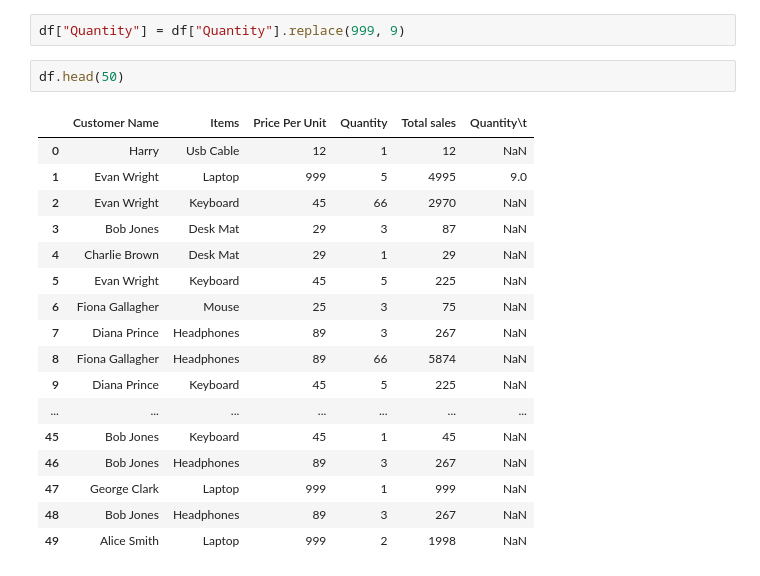
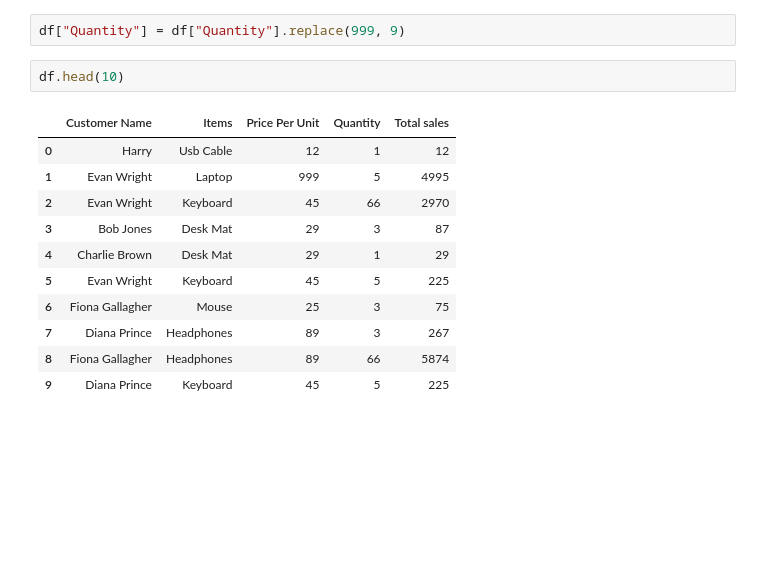
Before and after one commit to adhish-pkrl/daily-python-codes, a Jupyter notebook: day31.ipynb, the cells around one changed output. Drawn from its saved outputs; the diff is of its cells as text; blank space fills up the shorter version.

```diff
--- a/day31.ipynb
+++ b/day31.ipynb
@@ -523,24 +507,18 @@ Easy value replace
 # %%
 df["Quantity"] = df["Quantity"].replace(999, 9)
 # %%
-df.head(50)
+df.head(10)
 # %% [output]
-|  | Customer Name | Items | Price Per Unit | Quantity | Total sales | Quantity\t |
-| 0 | Harry | Usb Cable | 12 | 1 | 12 | NaN |
-| 1 | Evan Wright | Laptop | 999 | 5 | 4995 | 9.0 |
-| 2 | Evan Wright | Keyboard | 45 | 66 | 2970 | NaN |
-| 3 | Bob Jones | Desk Mat | 29 | 3 | 87 | NaN |
-| 4 | Charlie Brown | Desk Mat | 29 | 1 | 29 | NaN |
-| 5 | Evan Wright | Keyboard | 45 | 5 | 225 | NaN |
-| 6 | Fiona Gallagher | Mouse | 25 | 3 | 75 | NaN |
-| 7 | Diana Prince | Headphones | 89 | 3 | 267 | NaN |
-| 8 | Fiona Gallagher | Headphones | 89 | 66 | 5874 | NaN |
-| 9 | Diana Prince | Keyboard | 45 | 5 | 225 | NaN |
-| ... | ... | ... | ... | ... | ... | ... |
-| 45 | Bob Jones | Keyboard | 45 | 1 | 45 | NaN |
-| 46 | Bob Jones | Headphones | 89 | 3 | 267 | NaN |
-| 47 | George Clark | Laptop | 999 | 1 | 999 | NaN |
-| 48 | Bob Jones | Headphones | 89 | 3 | 267 | NaN |
-| 49 | Alice Smith | Laptop | 999 | 2 | 1998 | NaN |
+|  | Customer Name | Items | Price Per Unit | Quantity | Total sales |
+| 0 | Harry | Usb Cable | 12 | 1 | 12 |
+| 1 | Evan Wright | Laptop | 999 | 5 | 4995 |
+| 2 | Evan Wright | Keyboard | 45 | 66 | 2970 |
+| 3 | Bob Jones | Desk Mat | 29 | 3 | 87 |
+| 4 | Charlie Brown | Desk Mat | 29 | 1 | 29 |
+| 5 | Evan Wright | Keyboard | 45 | 5 | 225 |
+| 6 | Fiona Gallagher | Mouse | 25 | 3 | 75 |
+| 7 | Diana Prince | Headphones | 89 | 3 | 267 |
+| 8 | Fiona Gallagher | Headphones | 89 | 66 | 5874 |
+| 9 | Diana Prince | Keyboard | 45 | 5 | 225 |
 # %%
 df.loc[1, "Quantity	"] = 9
```
Also changed, not shown: parts of 14 cells of this notebook.
